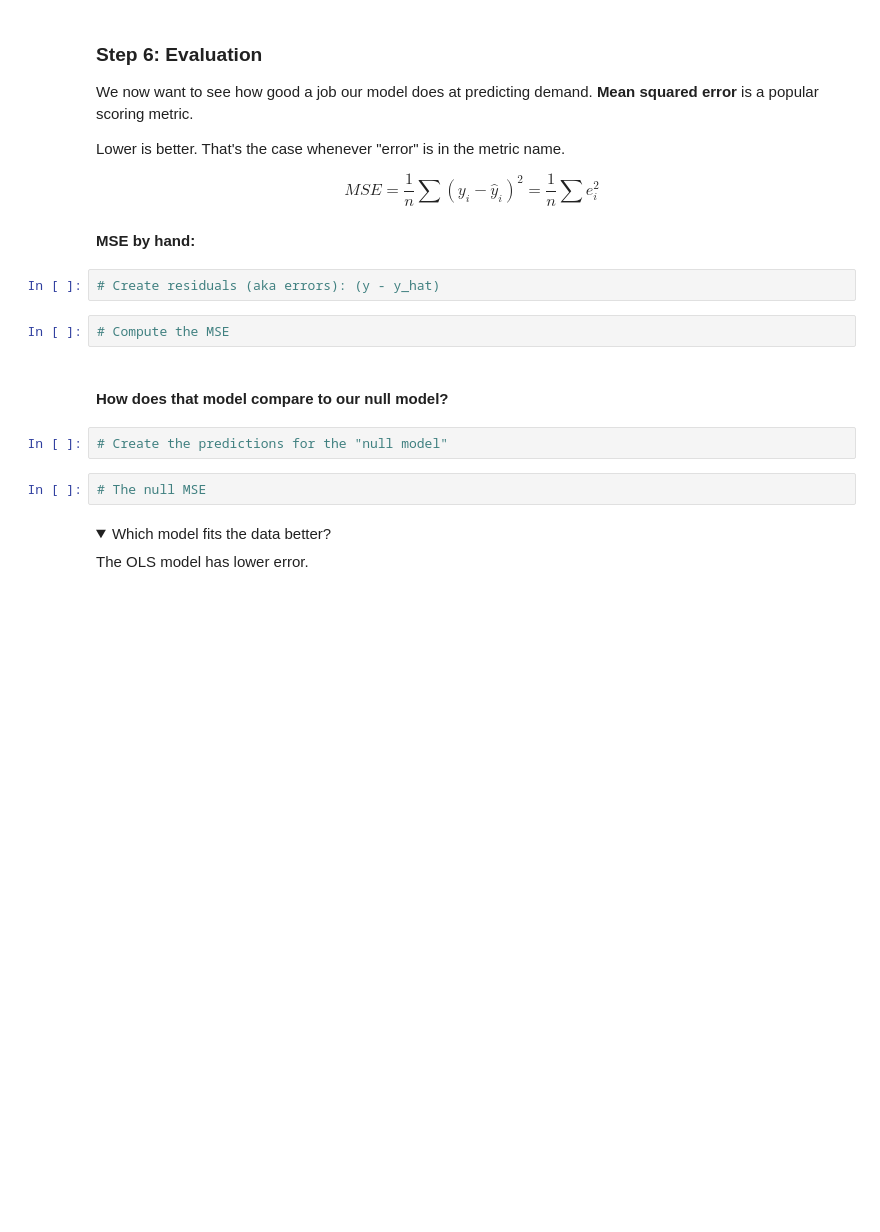
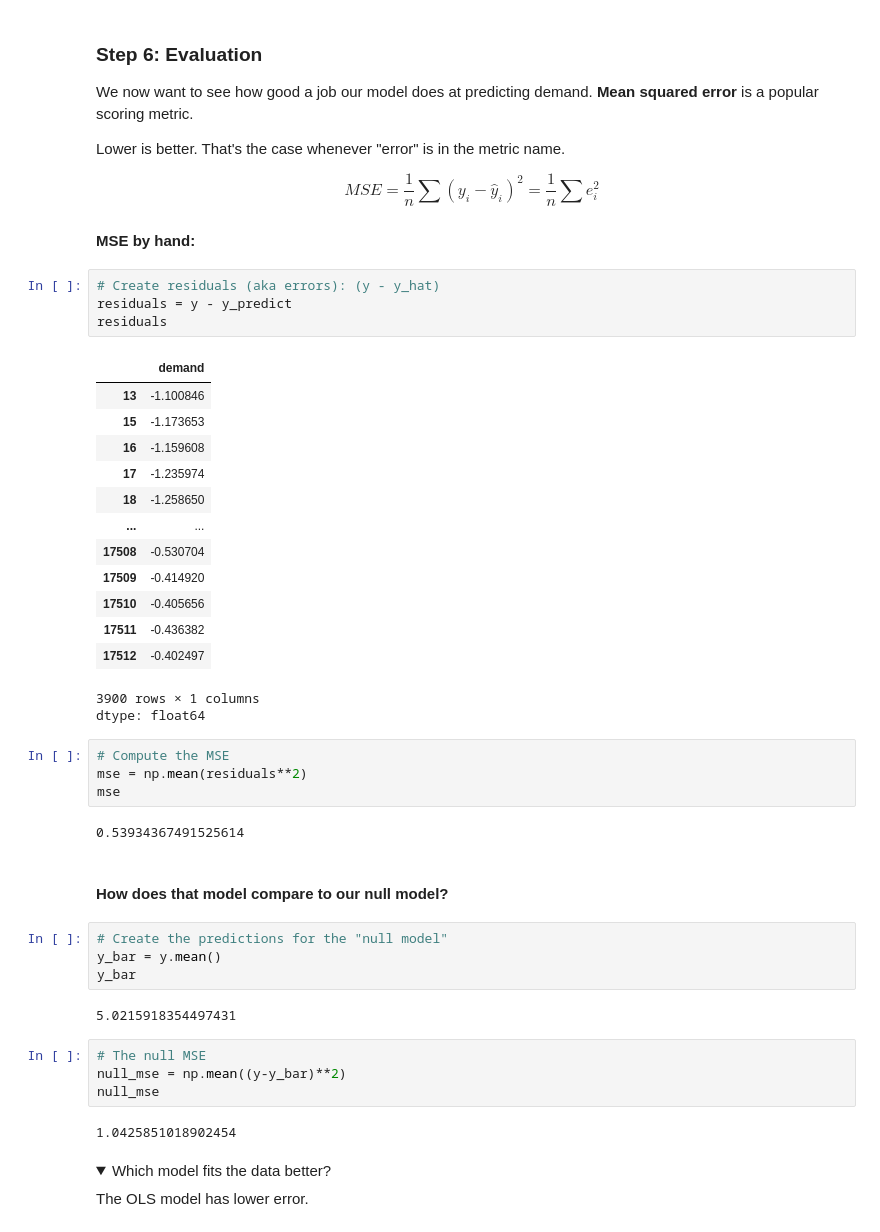
Before and after one commit to milena-seismo/DSB-Unit-03, a Jupyter notebook: 02 - Linear Regression I/02-simple-linear-regression.ipynb, the cells around one changed output. Cells and saved outputs as stored; diff of their text form; folded sections open; blank space fills up the shorter version.

```diff
--- a/02 - Linear Regression I/02-simple-linear-regression.ipynb
+++ b/02 - Linear Regression I/02-simple-linear-regression.ipynb
@@ -311,14 +387,43 @@ $$ MSE = \frac{1}{n} \sum (y_i - \hat{y}_i)^2 = \frac{1}{n} \sum e_i^2 $$
 #### MSE by hand:
 # %%
 # Create residuals (aka errors): (y - y_hat)
+residuals = y - y_predict
+residuals
+# %% [output]
+|  | demand |
+| 13 | -1.100846 |
+| 15 | -1.173653 |
+| 16 | -1.159608 |
+| 17 | -1.235974 |
+| 18 | -1.258650 |
+| ... | ... |
+| 17508 | -0.530704 |
+| 17509 | -0.414920 |
+| 17510 | -0.405656 |
+| 17511 | -0.436382 |
+| 17512 | -0.402497 |
+3900 rows × 1 columns
+dtype: float64
 # %%
 # Compute the MSE
+mse = np.mean(residuals**2)
+mse
+# %% [output]
+0.53934367491525614
 # %% [markdown]
 #### How does that model compare to our null model?
 # %%
 # Create the predictions for the "null model"
+y_bar = y.mean()
+y_bar
+# %% [output]
+5.0215918354497431
 # %%
 # The null MSE
+null_mse = np.mean((y-y_bar)**2)
+null_mse
+# %% [output]
+1.0425851018902454
 # %% [markdown]
 <details><summary>Which model fits the data better?</summary>
 The OLS model has lower error.
```
Also changed, not shown: parts of 17 cells of this notebook.
